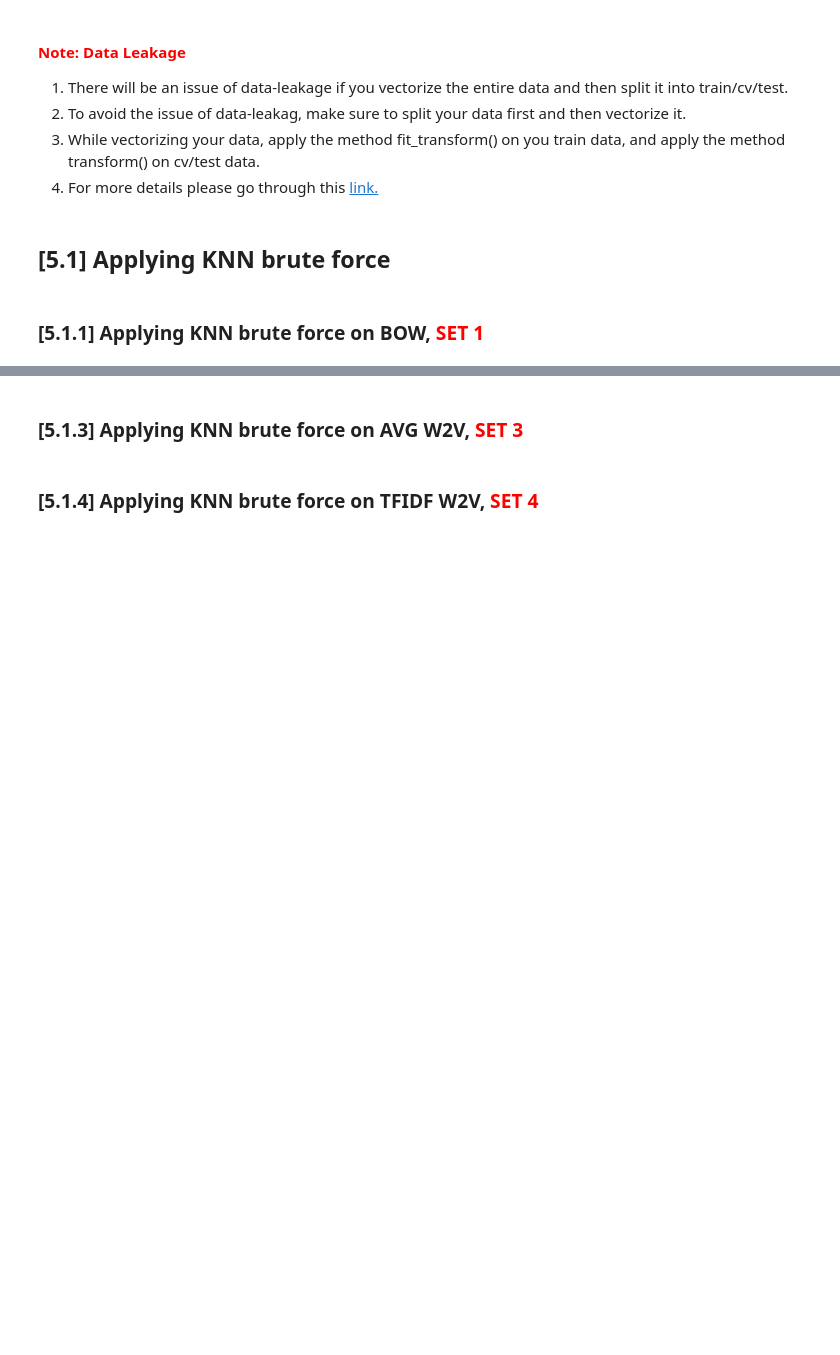
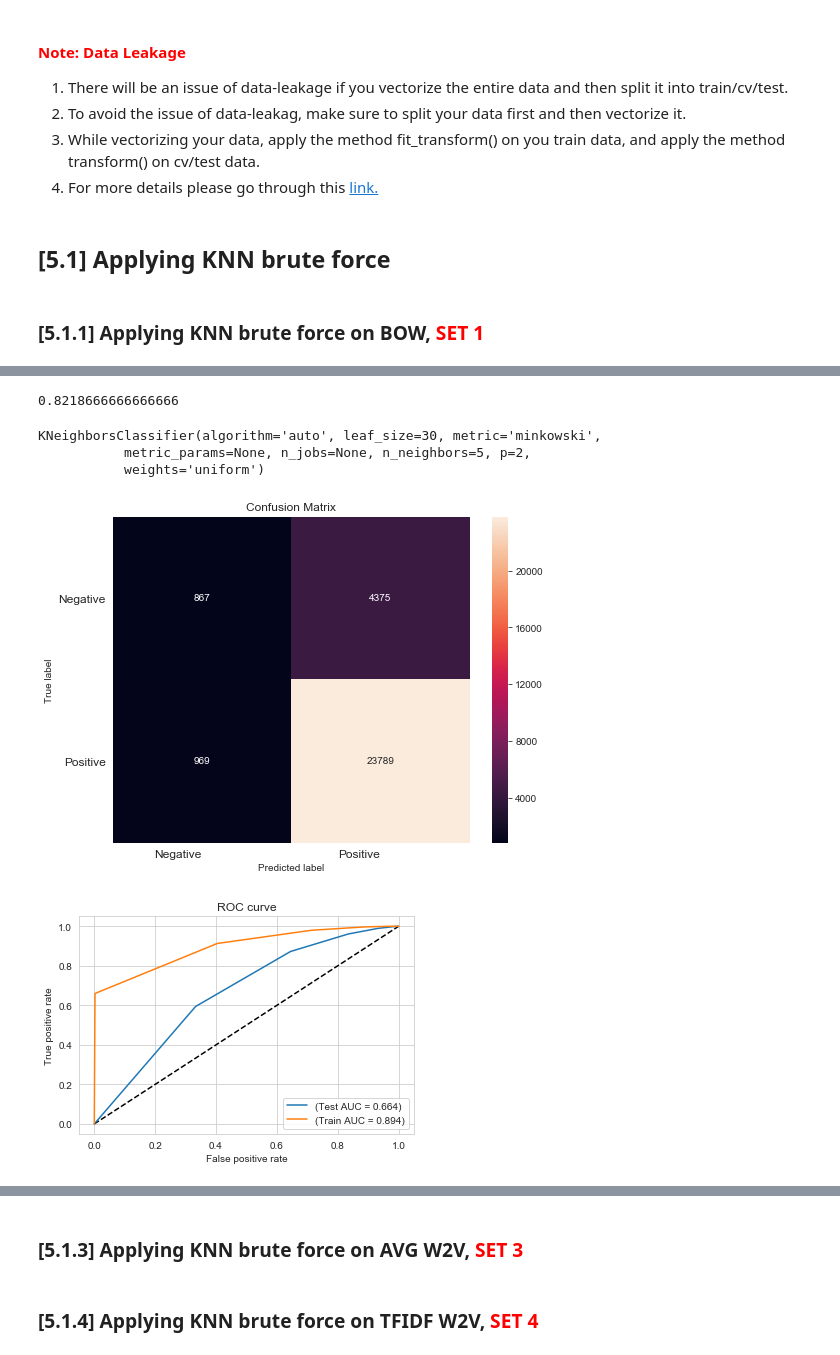
Before and after one commit to shbm/appliedai_assignments, a Jupyter notebook: assignments_afr_2018/Assignments_AFR_2018/03 Amazon Fine Food Reviews Analysis_KNN.ipynb, the cells around one changed output, grey strips where cells are left out. Cells and saved outputs as stored; diff of their text form; code cells hidden in the pictures; blank space fills up the shorter version.

```diff
--- a/assignments_afr_2018/Assignments_AFR_2018/03 Amazon Fine Food Reviews Analysis_KNN.ipynb
+++ b/assignments_afr_2018/Assignments_AFR_2018/03 Amazon Fine Food Reviews Analysis_KNN.ipynb
@@ -620,6 +881,26 @@ for sent in tqdm(list_of_sentance): # for each review/sentence
+# %%
+X_test_bow = pd.read_pickle('../../dataset/X_test_bow.pickle')
+X_test_ngram = pd.read_pickle('../../dataset/X_test_ngram.pickle')
+X_test_tf_idf = pd.read_pickle('../../dataset/X_test_tf_idf.pickle')
+X_test_tf_idf_w2v = pd.read_pickle('../../dataset/X_test_tf_idf_w2v.pickle')
+X_test_w2v = pd.read_pickle('../../dataset/X_test_w2v.pickle')
+X_train_bow = pd.read_pickle('../../dataset/X_train_bow.pickle')
+X_train_ngram = pd.read_pickle('../../dataset/X_train_ngram.pickle')
+X_train_tf_idf = pd.read_pickle('../../dataset/X_train_tf_idf.pickle')
+X_train_tf_idf_w2v = pd.read_pickle('../../dataset/X_train_tf_idf_w2v.pickle')
+X_train_w2v = pd.read_pickle('../../dataset/X_train_w2v.pickle')
+Y_test = pd.read_pickle('../../dataset/Y_test.pickle')
+Y_train = pd.read_pickle('../../dataset/Y_train.pickle')
 # %% [markdown]
 ## [5.1] Applying KNN brute force
 # %% [markdown]
 ### [5.1.1] Applying KNN brute force on BOW,<font color='red'> SET 1</font>
 # %%
 # Please write all the code with proper documentation
+estimator = KNeighborsClassifier()
+grid = {
+    'n_neighbors' : list(range(5, 50, 5))
+}
+model = GridSearchCV(estimator, grid, scoring='roc_auc', cv=5, n_jobs=4, verbose=1)
+# %%
+model.fit(X_train_bow, Y_train)
@@ -625,0 +919,15 @@ for sent in tqdm(list_of_sentance): # for each review/sentence
+# %%
+m = KNeighborsClassifier().fit(X_train_bow, Y_train)
+print(m.score(X_test_bow, Y_test))
+# %% [output]
+0.8218666666666666
+# %%
+print(m)
+print_confusion_matrix(m, X_test_bow, Y_test, class_names=['Negative', 'Positive'])
+get_roc_curve(m, X_test_bow, Y_test, X_train_bow, Y_train)
+# %% [output]
+KNeighborsClassifier(algorithm='auto', leaf_size=30, metric='minkowski',
+           metric_params=None, n_jobs=None, n_neighbors=5, p=2,
+           weights='uniform')
+[figure, added]
+[figure, added]
```
Also changed, not shown: parts of 14 cells of this notebook, 21 other files.
